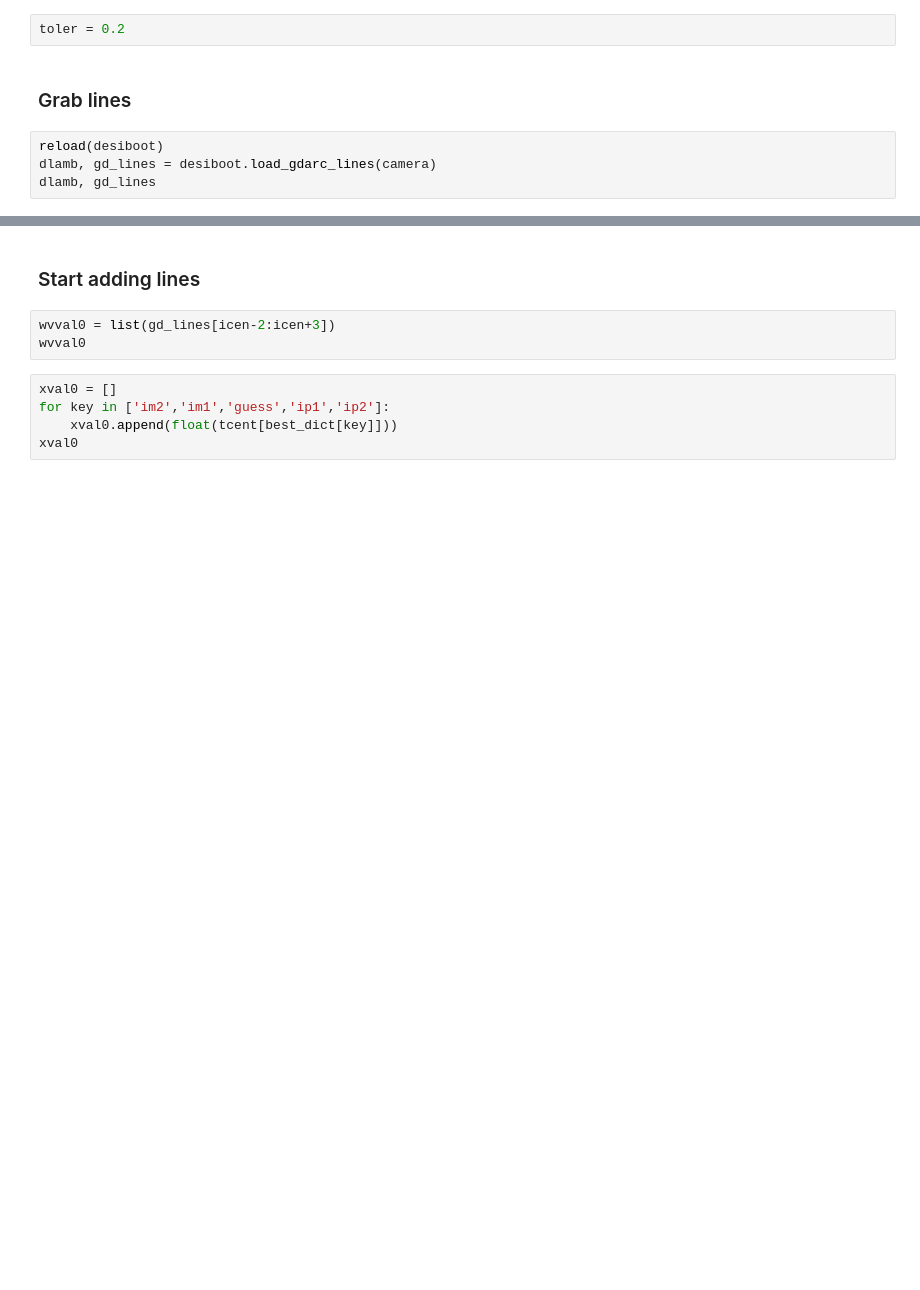
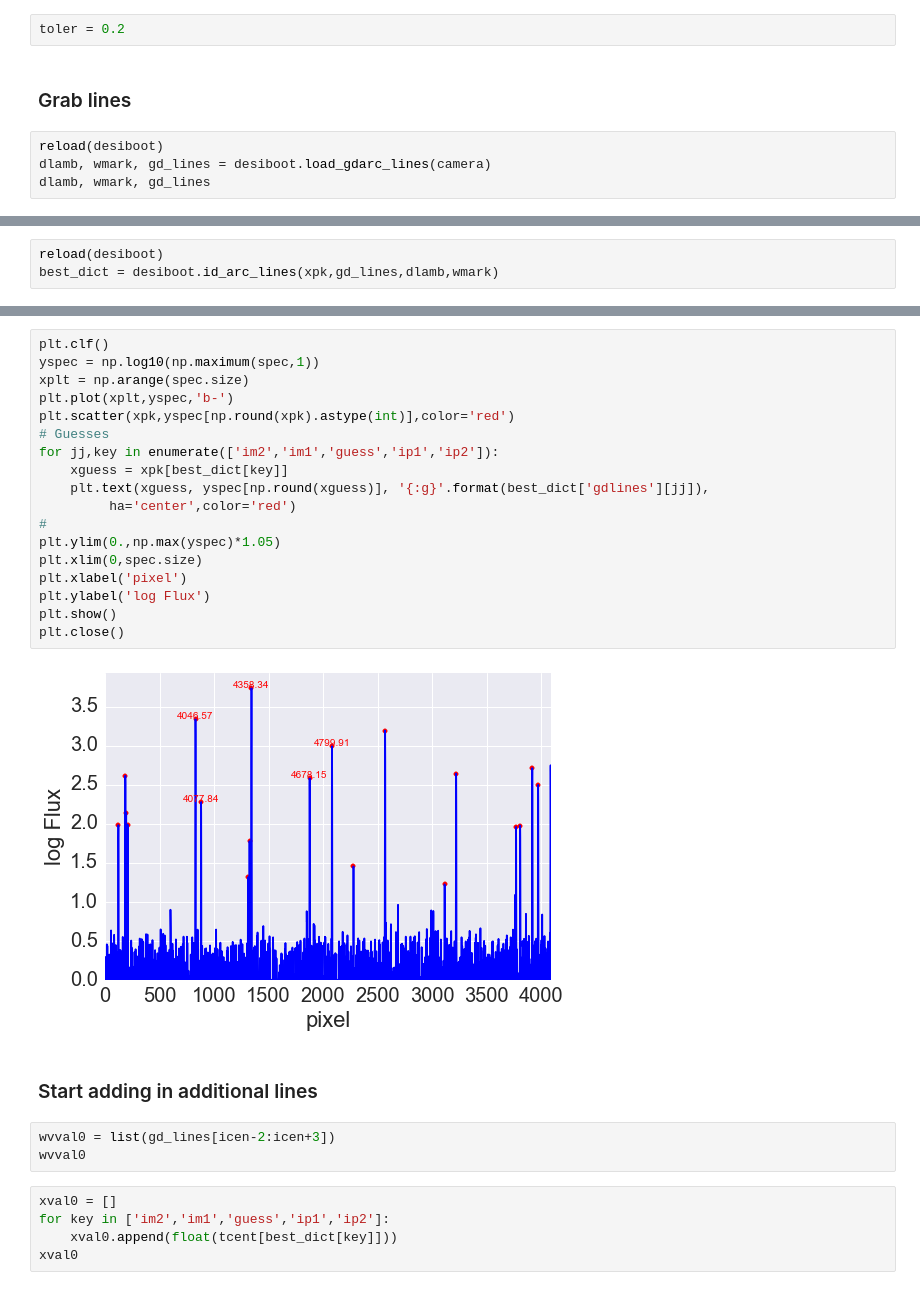
Before and after one commit to desihub/desispec, a Jupyter notebook: doc/nb/Boot_Calibs.ipynb, the cells around one changed output, grey strips where cells are left out. Drawn from its saved outputs; the diff is of its cells as text; blank space fills up the shorter version.

```diff
--- a/doc/nb/Boot_Calibs.ipynb
+++ b/doc/nb/Boot_Calibs.ipynb
@@ -600,7 +604,7 @@ toler = 0.2
 ### Grab lines
 # %%
 reload(desiboot)
-dlamb, gd_lines = desiboot.load_gdarc_lines(camera)
-dlamb, gd_lines
+dlamb, wmark, gd_lines = desiboot.load_gdarc_lines(camera)
+dlamb, wmark, gd_lines
 # %% [output]
 (0.589,
@@ -696,0 +616,3 @@ best_dict
+# %%
+reload(desiboot)
+best_dict = desiboot.id_arc_lines(xpk,gd_lines,dlamb,wmark)
@@ -697,5 +652,25 @@ best_dict
+# %%
+plt.clf()
+yspec = np.log10(np.maximum(spec,1))
+xplt = np.arange(spec.size)
+plt.plot(xplt,yspec,'b-')
+plt.scatter(xpk,yspec[np.round(xpk).astype(int)],color='red')
+# Guesses
+for jj,key in enumerate(['im2','im1','guess','ip1','ip2']):
+    xguess = xpk[best_dict[key]]
+    plt.text(xguess, yspec[np.round(xguess)], '{:g}'.format(best_dict['gdlines'][jj]),
+         ha='center',color='red')
+#
+plt.ylim(0.,np.max(yspec)*1.05)
+plt.xlim(0,spec.size)
+plt.xlabel('pixel')
+plt.ylabel('log Flux')
+plt.show()
+plt.close()
+# %% [output]
+[figure, added]
 # %% [markdown]
-### Start adding lines
+### Start adding in additional lines
 # %%
 wvval0 = list(gd_lines[icen-2:icen+3])
 wvval0
```
Also changed, not shown: parts of 8 cells of this notebook, 1 other file.
